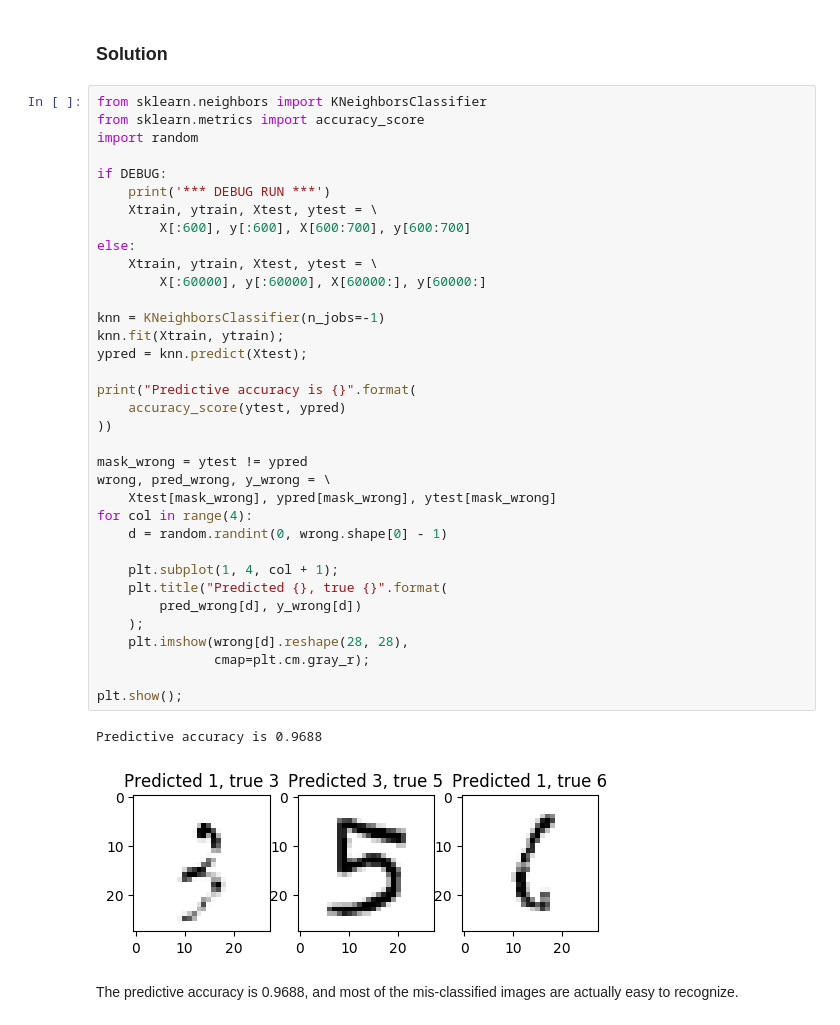
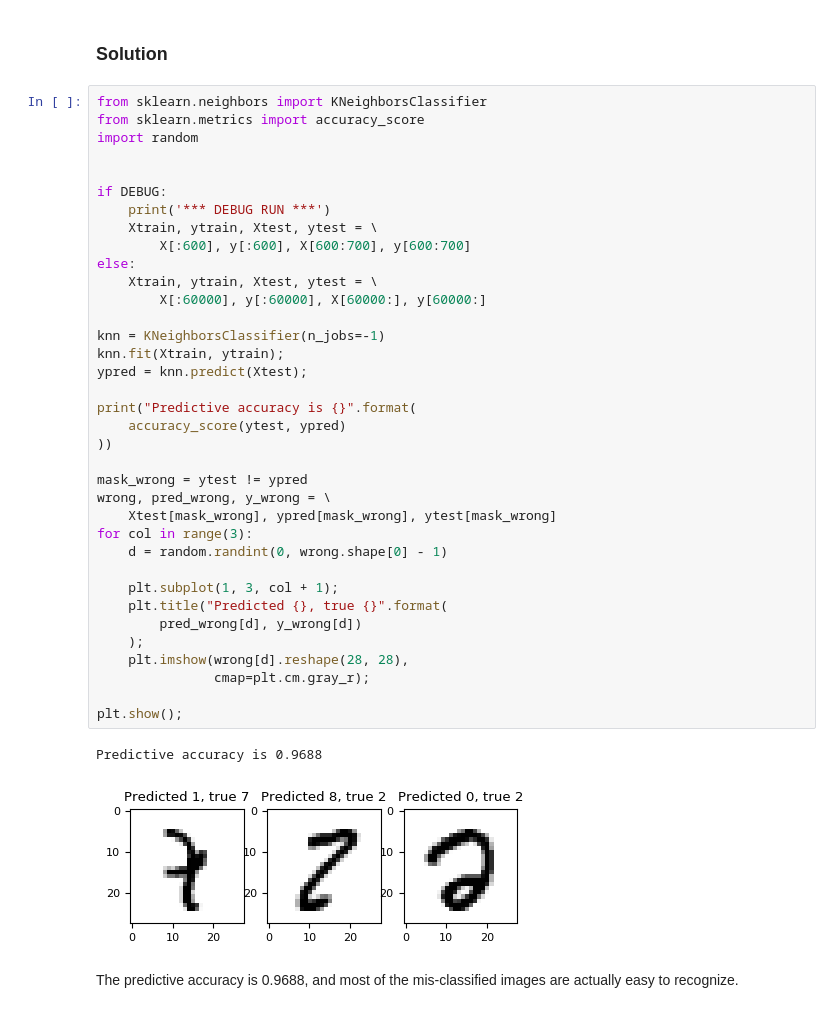
Before and after one commit to e-dorigatti/ML-course, a Jupyter notebook: assignment1-solution.ipynb, the cells around one changed output. Drawn from its saved outputs; the diff is of its cells as text.

```diff
--- a/assignment1-solution.ipynb
+++ b/assignment1-solution.ipynb
@@ -42,40 +42,41 @@ Note: while prototyping/bugfixing, you can speed up experiments by taking a smal
 from sklearn.neighbors import KNeighborsClassifier
 from sklearn.metrics import accuracy_score
 import random
+
 
 if DEBUG:
     print('*** DEBUG RUN ***')
     Xtrain, ytrain, Xtest, ytest = \
         X[:600], y[:600], X[600:700], y[600:700]
 else:
     Xtrain, ytrain, Xtest, ytest = \
         X[:60000], y[:60000], X[60000:], y[60000:]
 
 knn = KNeighborsClassifier(n_jobs=-1)
 knn.fit(Xtrain, ytrain);
 ypred = knn.predict(Xtest);
 
 print("Predictive accuracy is {}".format(
     accuracy_score(ytest, ypred)
 ))
 
 mask_wrong = ytest != ypred
 wrong, pred_wrong, y_wrong = \
     Xtest[mask_wrong], ypred[mask_wrong], ytest[mask_wrong]
-for col in range(4):
+for col in range(3):
     d = random.randint(0, wrong.shape[0] - 1)
 
-    plt.subplot(1, 4, col + 1);
+    plt.subplot(1, 3, col + 1);
     plt.title("Predicted {}, true {}".format(
         pred_wrong[d], y_wrong[d])
     );
     plt.imshow(wrong[d].reshape(28, 28),
                cmap=plt.cm.gray_r);
 
 plt.show();
 # %% [output]
 Predictive accuracy is 0.9688
-[figure, old version]
+[figure, new version]
 # %% [markdown]
 The predictive accuracy is 0.9688, and most of the mis-classified images are actually easy to recognize.
 # %%
```
Also changed, not shown: parts of 12 cells of this notebook.
